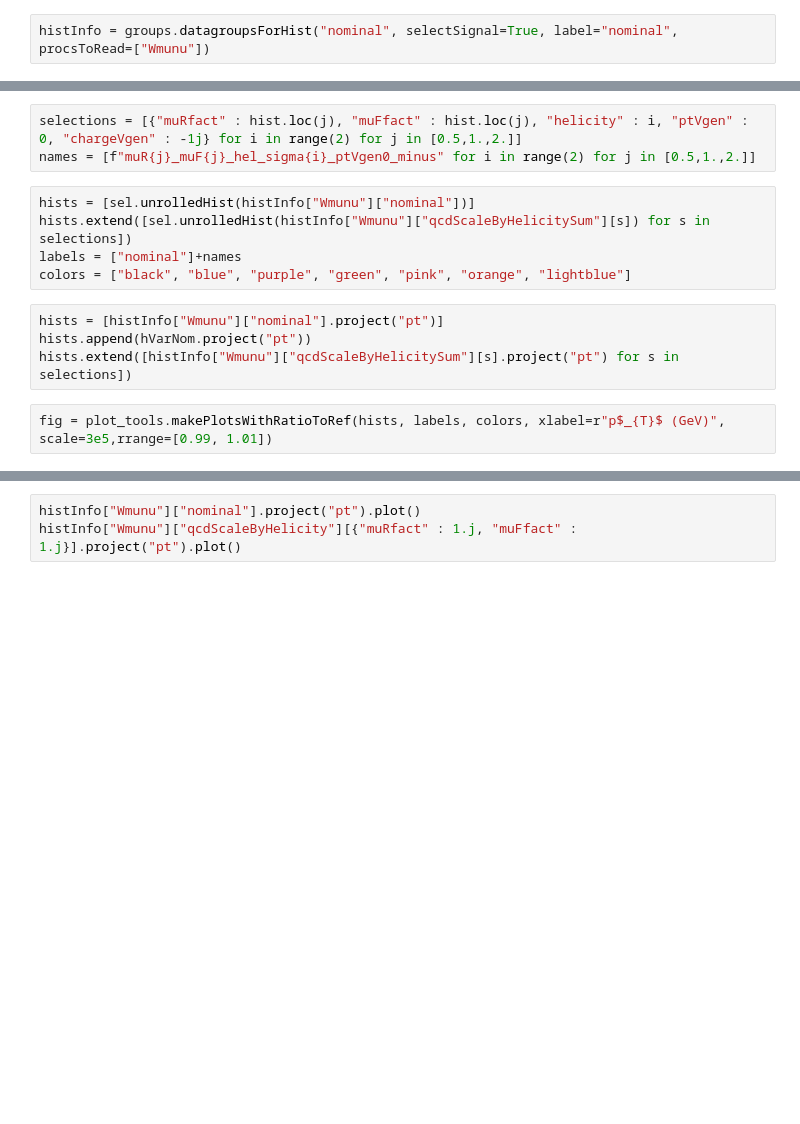
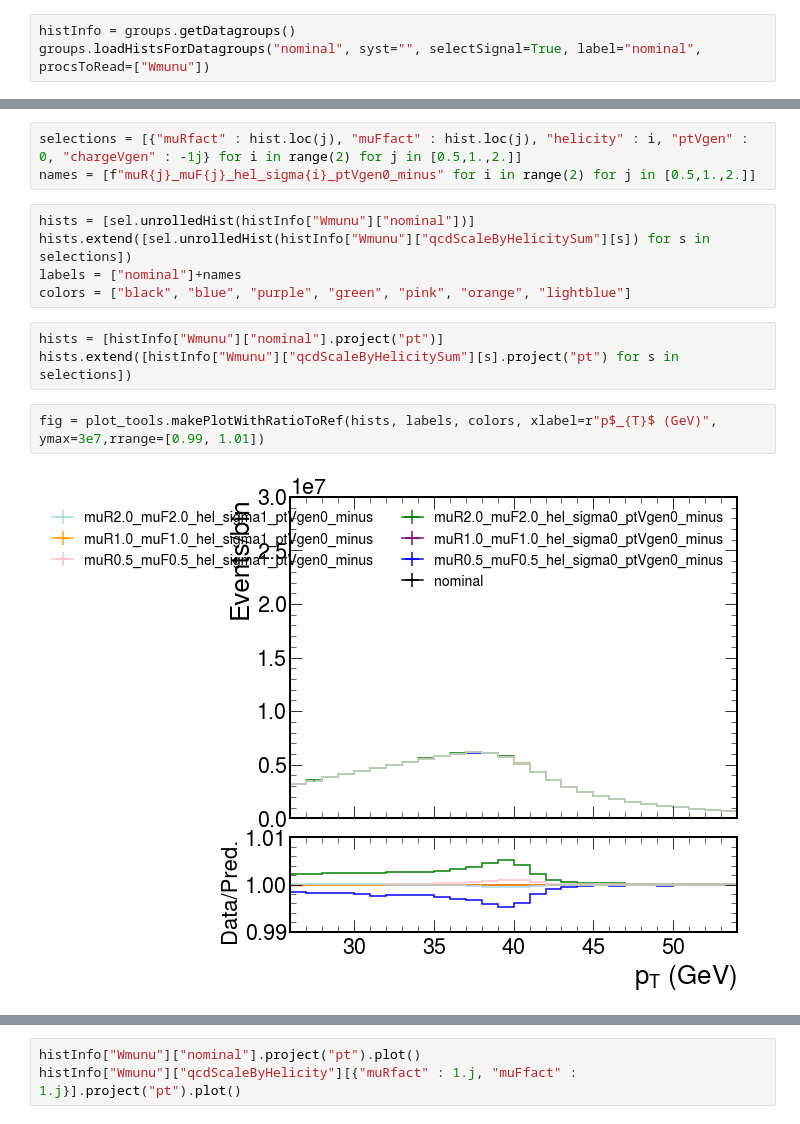
Before and after one commit to bendavid/WRemnants, a Jupyter notebook: notebooks/systsScratch.ipynb, the cells around one changed output, grey strips where cells are left out. Saved outputs shown, nothing was run; the diff lists cells and outputs as text; blank space fills up the shorter version.

```diff
--- a/notebooks/systsScratch.ipynb
+++ b/notebooks/systsScratch.ipynb
@@ -75,7 +78,8 @@ labels = ["nominal", "pdf1Up", "pdf1Down"]
 
 fig = plotTools.makePlotsWithRatioToRef(hists, labels, colors, xlabel=r"($\eta$, p$_{T}$) bin", scale=1e5,rrange=[0.995, 1.005])
 # %%
-histInfo = groups.datagroupsForHist("nominal", selectSignal=True, label="nominal", procsToRead=["Wmunu"])
+histInfo = groups.getDatagroups()
+groups.loadHistsForDatagroups("nominal", syst="", selectSignal=True, label="nominal", procsToRead=["Wmunu"])
 # %%
 groups.loadHistsForDatagroups("", syst="qcdScaleByHelicity", selectSignal=True, label="qcdScaleByHelicity", procsToRead=["Wmunu"], forceNonzero=False)
 # %%
@@ -95,8 +109,9 @@ labels = ["nominal"]+names
 colors = ["black", "blue", "purple", "green", "pink", "orange", "lightblue"]
 # %%
 hists = [histInfo["Wmunu"]["nominal"].project("pt")]
-hists.append(hVarNom.project("pt"))
 hists.extend([histInfo["Wmunu"]["qcdScaleByHelicitySum"][s].project("pt") for s in selections])
 # %%
-fig = plot_tools.makePlotsWithRatioToRef(hists, labels, colors, xlabel=r"p$_{T}$ (GeV)", scale=3e5,rrange=[0.99, 1.01])
+fig = plot_tools.makePlotWithRatioToRef(hists, labels, colors, xlabel=r"p$_{T}$ (GeV)", ymax=3e7,rrange=[0.99, 1.01])
+# %% [output]
+[figure, added]
 # %%
```
Also changed, not shown: parts of 7 cells of this notebook, 8 other files.
